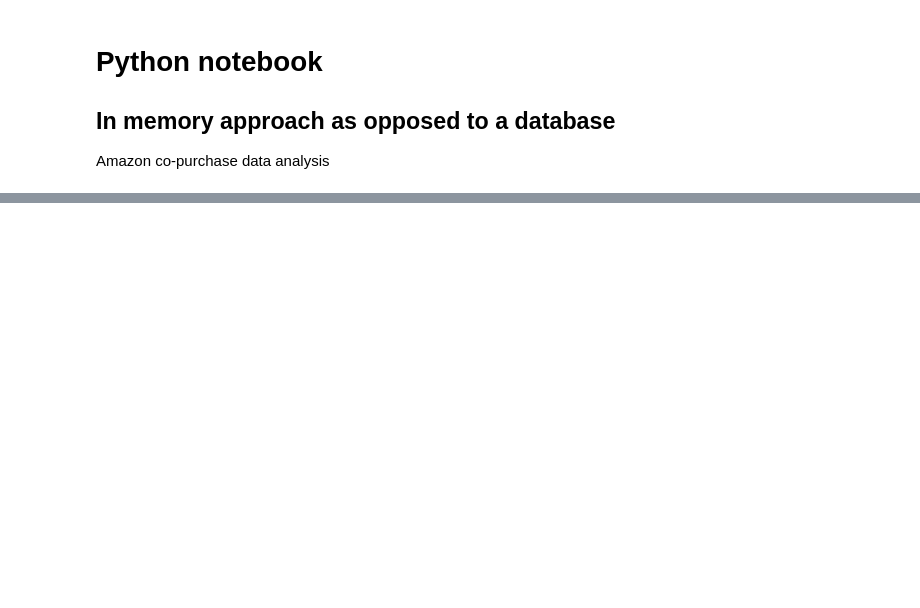
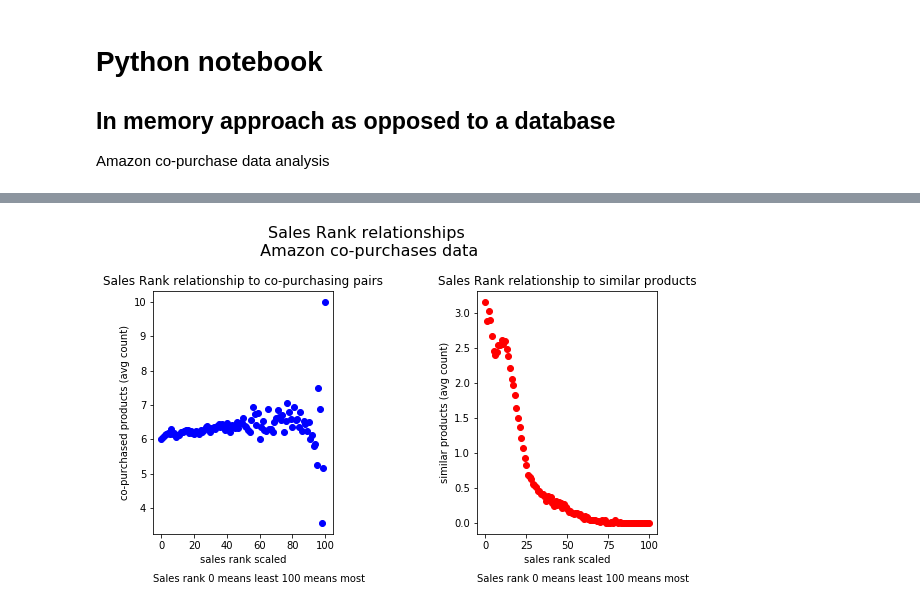
Before and after one commit to jiangk576/graphs, a Jupyter notebook: Amazon_in_memory.ipynb, the cells around one changed output, grey strips where cells are left out. Cells and saved outputs as stored; diff of their text form; code cells hidden in the pictures; blank space fills up the shorter version.

Commit message:
visuals and relationships

```diff
--- a/Amazon_in_memory.ipynb
+++ b/Amazon_in_memory.ipynb
@@ -79,0 +127,6 @@ Wall time: 57.8 s
+# %%
+import matplotlib.pyplot as plt
+from sklearn.preprocessing import MinMaxScaler
+scaler = MinMaxScaler()
+scaled = scaler.fit_transform(df['n.sales_rank'].values.reshape(-1, 1))
+df['scaled'] = scaled
@@ -79,0 +145,2 @@ Wall time: 57.8 s
+# %%
+df['scaled'] = df.scaled.apply(lambda x: (x*100)).astype(int)
@@ -79,0 +156,2 @@ Wall time: 57.8 s
+# %%
+summ = df.groupby('scaled')['count_sim'].mean()
@@ -79,0 +166,11 @@ Wall time: 57.8 s
+# %%
+q = """MATCH p=(n:Product) OPTIONAL MATCH (n)-[r:similar]->() RETURN n.id, n.status, n.sales_rank, count(r);"""
+records = neo4(q)
+cols = ['n.id', 'n.status', 'n.sales_rank', 'count_sim']
+df = pd.DataFrame.from_records(records, columns=cols)
+df['count_sim'] = df['count_sim'].fillna(0)
+df['n.sales_rank'] = df['n.sales_rank'].fillna(0)
+scaled = scaler.fit_transform(df['n.sales_rank'].values.reshape(-1, 1))
+df['scaled'] = scaled
+df['scaled'] = df.scaled.apply(lambda x: (x*100)).astype(int)
+summ1 = df.groupby('scaled')['count_sim'].mean()
@@ -79,0 +185,17 @@ Wall time: 57.8 s
+# %%
+f, (ax1, ax2) = plt.subplots(1, 2, sharex=False, sharey=False, figsize=(10,5))
+ax1.plot(summ, 'bo')
+ax1.set_xlabel("sales rank scaled")
+ax1.set_ylabel("co-purchased products (avg count)")
+ax1.set_title("Sales Rank relationship to co-purchasing pairs")
+ax1.annotate('Sales rank 0 means least 100 means most', (0,0), (0, -40), xycoords='axes fraction', textcoords='offset points', va='top')
+ax2.plot(summ1, 'ro')
+ax2.set_xlabel("sales rank scaled")
+ax2.set_ylabel("similar products (avg count)")
+ax2.set_title("""Sales Rank relationship to similar products""")
+plt.subplots_adjust(left=0.2, wspace=0.8, top=0.8)
+plt.suptitle("""Sales Rank relationships \n Amazon co-purchases data \n\n""", fontsize=16)
+ax2.annotate('Sales rank 0 means least 100 means most', (0,0), (0, -40), xycoords='axes fraction', textcoords='offset points', va='top')
+plt.show()
+# %% [output]
+[figure, added]
```
Also changed, not shown: parts of 14 cells of this notebook.
